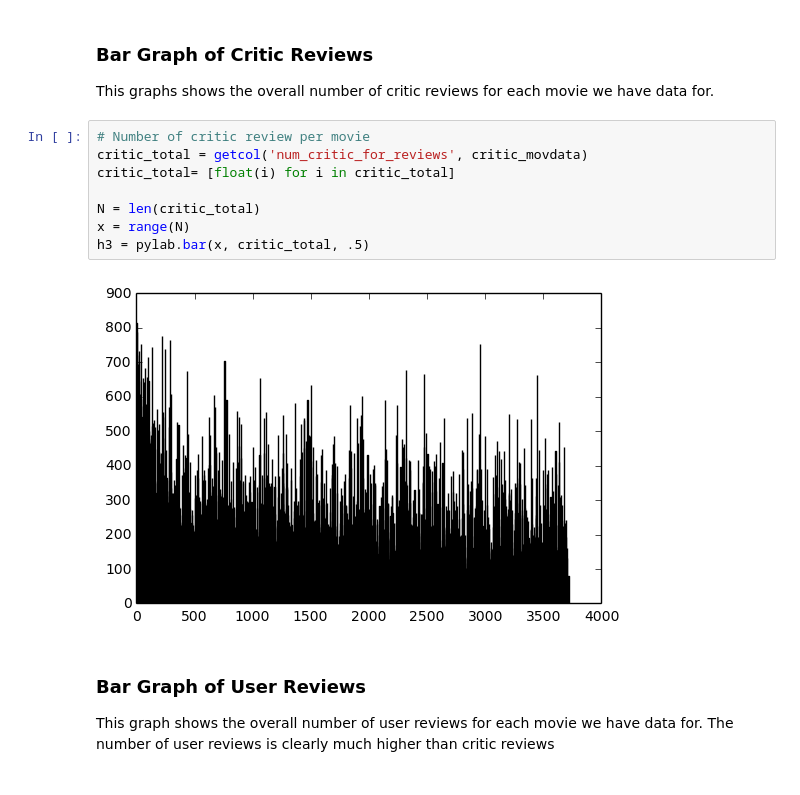
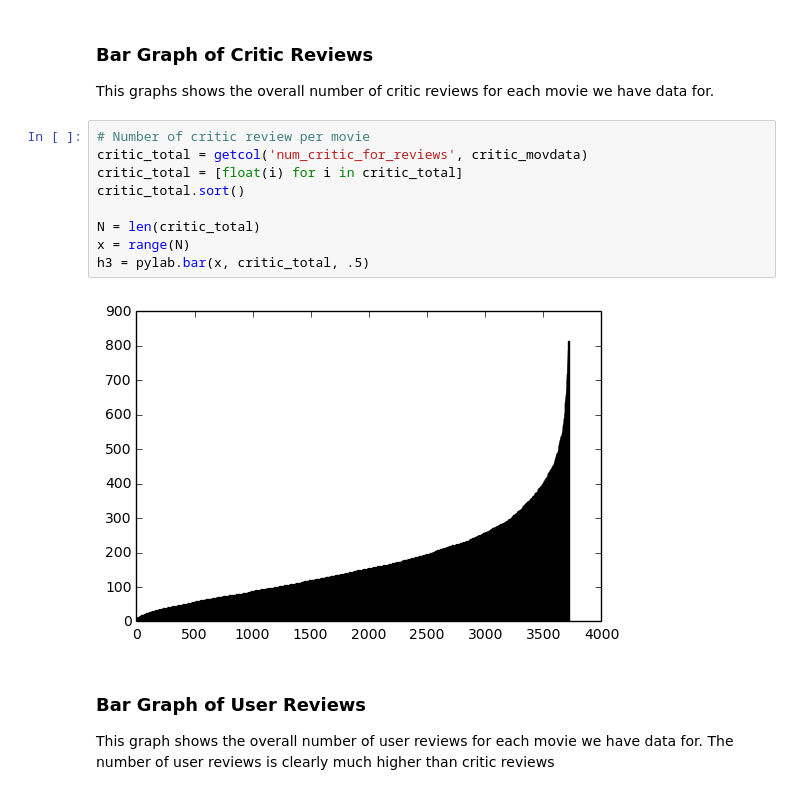
Before and after one commit to CSCI4800-Fall2016-Group12/IMDB-Rating-Prediction, a Jupyter notebook: Data Exploration.ipynb, the cells around one changed output. Drawn from its saved outputs; the diff is of its cells as text.

Commit message:
sorted bar graphs

```diff
--- a/Data Exploration.ipynb
+++ b/Data Exploration.ipynb
@@ -376,13 +376,14 @@ This graphs shows the overall number of critic reviews for each movie we have da
 # %%
 # Number of critic review per movie
 critic_total = getcol('num_critic_for_reviews', critic_movdata)
-critic_total= [float(i) for i in critic_total]
+critic_total = [float(i) for i in critic_total]
+critic_total.sort()
 
 N = len(critic_total)
 x = range(N)
 h3 = pylab.bar(x, critic_total, .5)
 # %% [output]
-[figure, old version]
+[figure, new version]
 # %% [markdown]
 ### Bar Graph of User Reviews
 This graph shows the overall number of user reviews for each movie we have data for.  The number of user reviews is clearly much higher than critic reviews
```
Also changed, not shown: parts of 5 cells of this notebook.
